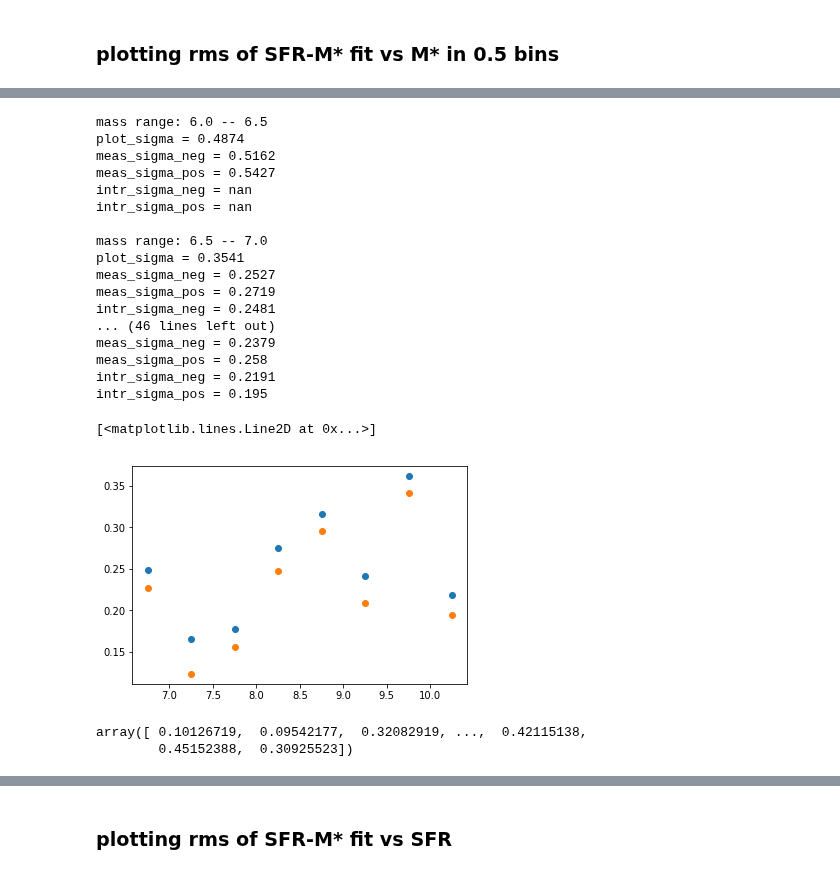
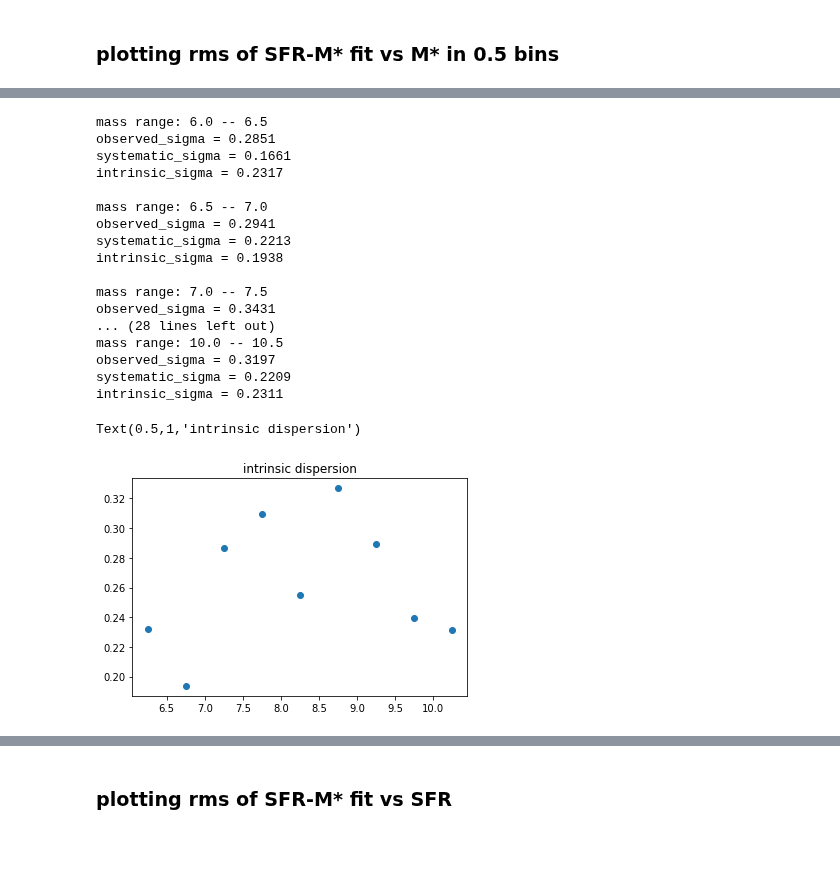
Before and after one commit to kaitshin/LowM_MainSequence, a Jupyter notebook: dispersion_fiddling.ipynb, the cells around one changed output, grey strips where cells are left out. Saved outputs shown, nothing was run; the diff lists cells and outputs as text; code cells hidden in the pictures; blank space fills up the shorter version.

```diff
--- a/dispersion_fiddling.ipynb
+++ b/dispersion_fiddling.ipynb
@@ -213,51 +208,37 @@ TypeError: curve_fit() takes at least 3 arguments (0 given)
 # %%
-intr_neg = []
-intr_pos = []
+intr = []
 for i in range(len(mbins0)):
     bin_match = np.where(bin_ii == i)[0]
     print 'mass range:', mbins0[i]-0.25, '--', mbins0[i]+0.25
 
     plot_dispersion = np.round(np.std(sfrs_resid[bin_match]), 4)
-    print 'plot_sigma =',str(plot_dispersion)
-    meas_dispersion_neg = np.mean(corr_tbl['meas_errs_neg'][bin_match].data)
-    print 'meas_sigma_neg =',str(np.round(meas_dispersion_neg, 4))
-    meas_dispersion_pos = np.mean(corr_tbl['meas_errs_pos'][bin_match].data)
-    print 'meas_sigma_pos =',str(np.round(meas_dispersion_pos, 4))
-
-    intr_dispersion_neg = np.sqrt(plot_dispersion**2 - meas_dispersion_neg**2)
-    intr_neg.append(intr_dispersion_neg)
-    print 'intr_sigma_neg =',str(np.round(intr_dispersion_neg, 4))
-    intr_dispersion_pos = np.sqrt(plot_dispersion**2 - meas_dispersion_pos**2)
-    intr_pos.append(intr_dispersion_pos)
-    print 'intr_sigma_pos =',str(np.round(intr_dispersion_pos, 4)), '\n'
+    print 'observed_sigma =',str(plot_dispersion) #'plot_sigma'
+    meas_dispersion = np.mean(corr_tbl['meas_errs'][bin_match].data)
+    print 'systematic_sigma =',str(np.round(meas_dispersion, 4)) #'measured_sigma'
+    intr_dispersion = np.sqrt(plot_dispersion**2 - meas_dispersion**2)
+    intr.append(intr_dispersion)
+    print 'intrinsic_sigma =',str(np.round(intr_dispersion, 4)), '\n'
 # %% [output]
 mass range: 6.0 -- 6.5
-plot_sigma = 0.4874
-meas_sigma_neg = 0.5162
-meas_sigma_pos = 0.5427
-intr_sigma_neg = nan
-intr_sigma_pos = nan
+observed_sigma = 0.2851
+systematic_sigma = 0.1661
+intrinsic_sigma = 0.2317
 
 mass range: 6.5 -- 7.0
-plot_sigma = 0.3541
-meas_sigma_neg = 0.2527
-meas_sigma_pos = 0.2719
-intr_sigma_neg = 0.2481
-... (46 lines left out)
-meas_sigma_neg = 0.2379
-meas_sigma_pos = 0.258
-intr_sigma_neg = 0.2191
-intr_sigma_pos = 0.195
+observed_sigma = 0.2941
+systematic_sigma = 0.2213
+intrinsic_sigma = 0.1938
+
+mass range: 7.0 -- 7.5
+observed_sigma = 0.3431
+... (28 lines left out)
+mass range: 10.0 -- 10.5
+observed_sigma = 0.3197
+systematic_sigma = 0.2209
+intrinsic_sigma = 0.2311
-# %%
-## uh oh -- lowest mass bin had a greater measured dispersion than a plot dispersion?
-plt.plot(mbins0, intr_neg, 'o')
-plt.plot(mbins0, intr_pos, 'o')
-# %% [output]
-[<matplotlib.lines.Line2D at 0x...>]
-[figure, removed]
-# %%
-corr_tbl['meas_errs_neg'].data
-corr_tbl['meas_errs_pos'].data
-# %% [output]
-array([ 0.10126719,  0.09542177,  0.32082919, ...,  0.42115138,
-        0.45152388,  0.30925523])
+# %%
+plt.plot(mbins0, intr, 'o', label='both')
+plt.title('intrinsic dispersion')
+# %% [output]
+Text(0.5,1,'intrinsic dispersion')
+[figure, added]
```
Also changed, not shown: parts of 11 cells of this notebook.
